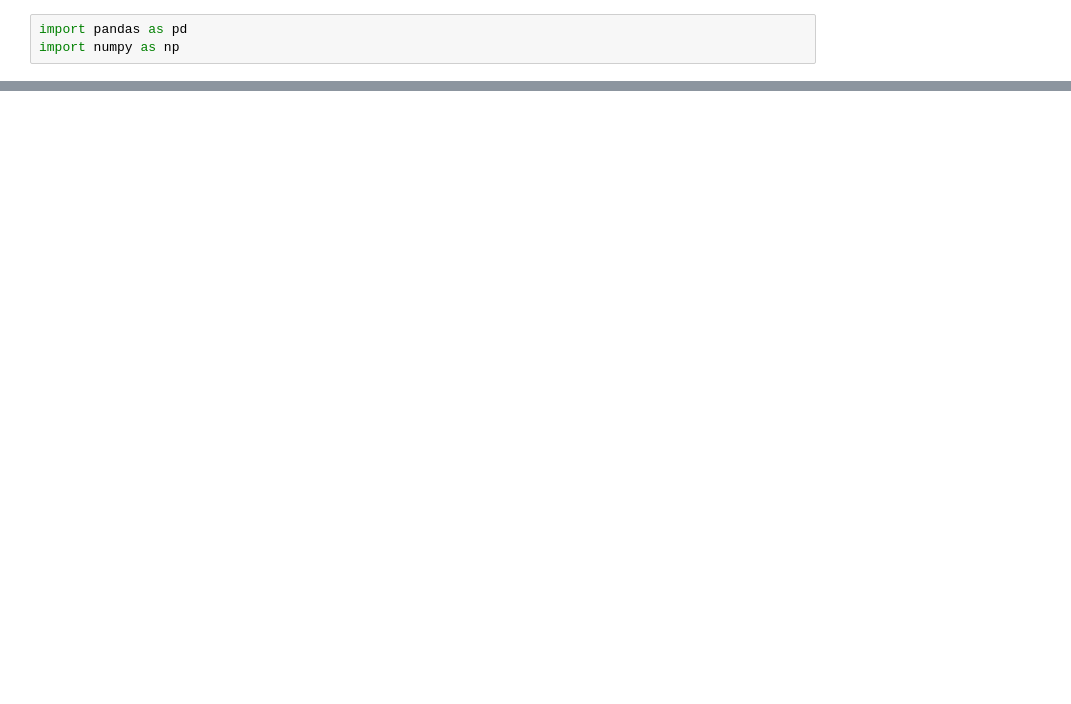
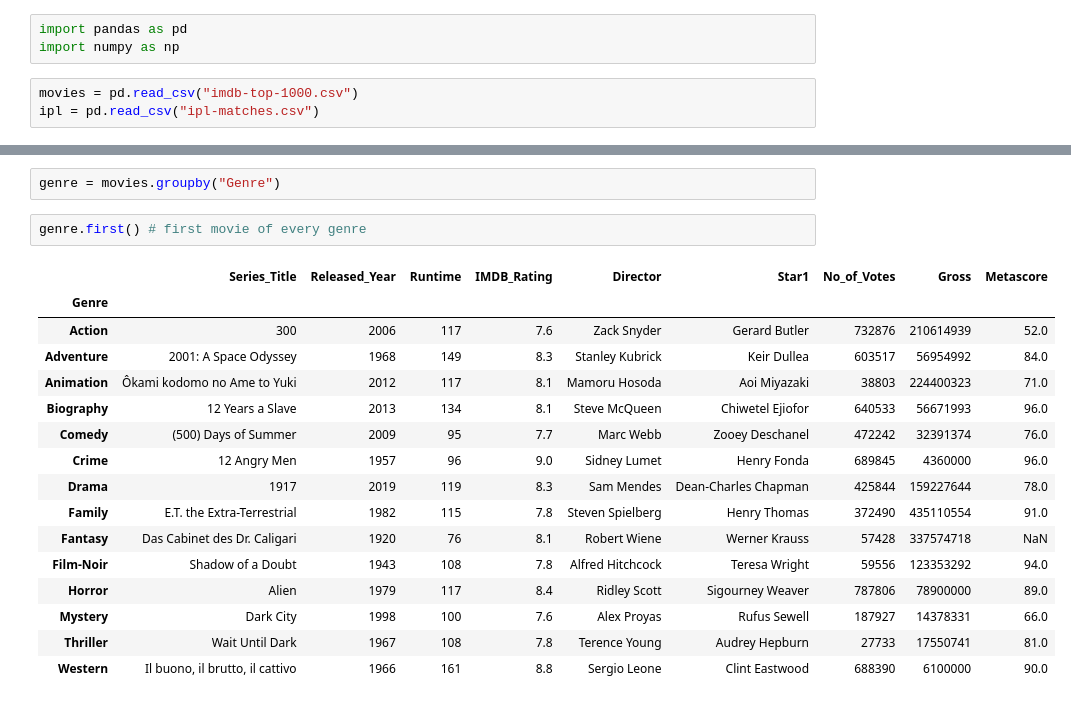
Before and after one commit to swayam-learning/prep, a Jupyter notebook: pandas4.ipynb, the cells around one changed output, grey strips where cells are left out. Drawn from its saved outputs; the diff is of its cells as text; blank space fills up the shorter version.

```diff
--- a/pandas4.ipynb
+++ b/pandas4.ipynb
@@ -1,3 +1,6 @@
 # %%
 import pandas as pd
 import numpy as np
+# %%
+movies = pd.read_csv("imdb-top-1000.csv")
+ipl = pd.read_csv("ipl-matches.csv")
@@ -3,0 +155,21 @@ import numpy as np
+# %%
+genre = movies.groupby("Genre")
+# %%
+genre.first() # first movie of every genre
+# %% [output]
+|  | Series_Title | Released_Year | Runtime | IMDB_Rating | Director | Star1 | No_of_Votes | Gross | Metascore |
+| Genre |  |  |  |  |  |  |  |  |  |
+| Action | 300 | 2006 | 117 | 7.6 | Zack Snyder | Gerard Butler | 732876 | 210614939 | 52.0 |
+| Adventure | 2001: A Space Odyssey | 1968 | 149 | 8.3 | Stanley Kubrick | Keir Dullea | 603517 | 56954992 | 84.0 |
+| Animation | Ôkami kodomo no Ame to Yuki | 2012 | 117 | 8.1 | Mamoru Hosoda | Aoi Miyazaki | 38803 | 224400323 | 71.0 |
+| Biography | 12 Years a Slave | 2013 | 134 | 8.1 | Steve McQueen | Chiwetel Ejiofor | 640533 | 56671993 | 96.0 |
+| Comedy | (500) Days of Summer | 2009 | 95 | 7.7 | Marc Webb | Zooey Deschanel | 472242 | 32391374 | 76.0 |
+| Crime | 12 Angry Men | 1957 | 96 | 9.0 | Sidney Lumet | Henry Fonda | 689845 | 4360000 | 96.0 |
+| Drama | 1917 | 2019 | 119 | 8.3 | Sam Mendes | Dean-Charles Chapman | 425844 | 159227644 | 78.0 |
+| Family | E.T. the Extra-Terrestrial | 1982 | 115 | 7.8 | Steven Spielberg | Henry Thomas | 372490 | 435110554 | 91.0 |
+| Fantasy | Das Cabinet des Dr. Caligari | 1920 | 76 | 8.1 | Robert Wiene | Werner Krauss | 57428 | 337574718 | NaN |
+| Film-Noir | Shadow of a Doubt | 1943 | 108 | 7.8 | Alfred Hitchcock | Teresa Wright | 59556 | 123353292 | 94.0 |
+| Horror | Alien | 1979 | 117 | 8.4 | Ridley Scott | Sigourney Weaver | 787806 | 78900000 | 89.0 |
+| Mystery | Dark City | 1998 | 100 | 7.6 | Alex Proyas | Rufus Sewell | 187927 | 14378331 | 66.0 |
+| Thriller | Wait Until Dark | 1967 | 108 | 7.8 | Terence Young | Audrey Hepburn | 27733 | 17550741 | 81.0 |
+| Western | Il buono, il brutto, il cattivo | 1966 | 161 | 8.8 | Sergio Leone | Clint Eastwood | 688390 | 6100000 | 90.0 |
```
Also changed, not shown: parts of 34 cells of this notebook.
